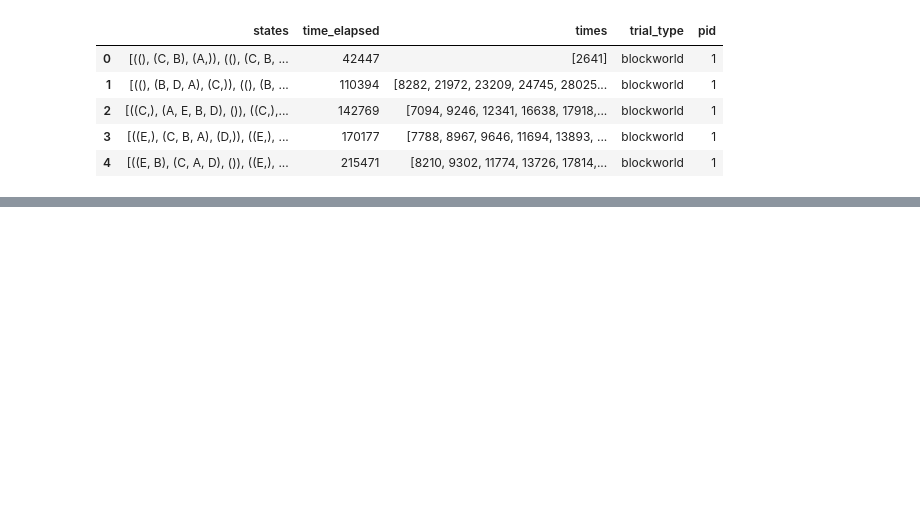
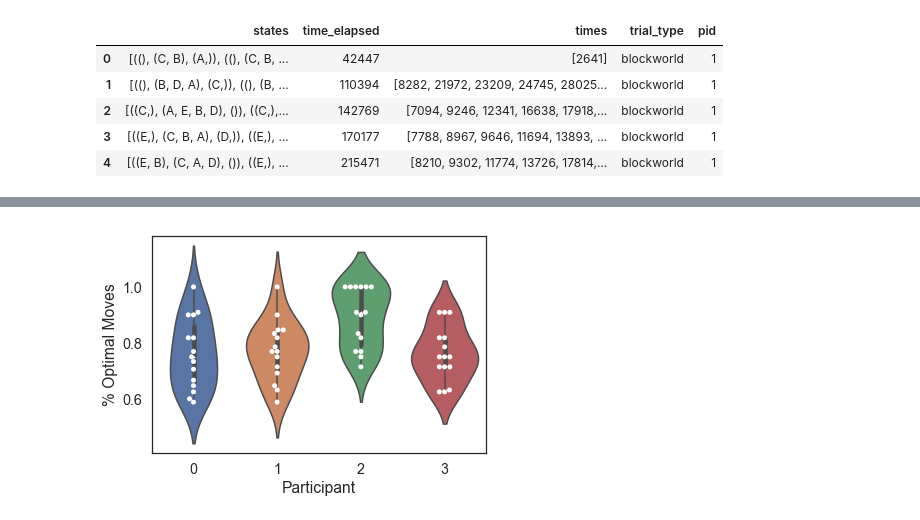
Before and after one commit to fredcallaway/multigoals, a Jupyter notebook: analysis/main.ipynb, the cells around one changed output, grey strips where cells are left out. Drawn from its saved outputs; the diff is of its cells as text; code cells hidden in the pictures; blank space fills up the shorter version.

```diff
--- a/analysis/main.ipynb
+++ b/analysis/main.ipynb
@@ -33,0 +176,27 @@ df.head()
+# %%
+def _compute_action(state, next_state):
+    '''
+    Determines action taken to go from blockworld state to next_state.
+    '''
+    greater = [
+        idx for idx, (col, next_col) in enumerate(zip(state, next_state))
+        if len(next_col) > len(col)
+    ]
+    smaller = [
+        idx for idx, (col, next_col) in enumerate(zip(state, next_state))
+        if len(next_col) < len(col)
+    ]
+    msg = f'_compute_action {state} {next_state}'
+    assert len(greater) == 1, msg
+    assert len(smaller) == 1, msg
+
+    source_idx = smaller[0]
+    destination_idx = greater[0]
+    moved_letter = next_state[destination_idx][-1]
+
+    assert state[source_idx][-1] == moved_letter, msg
+
+    return (moved_letter, destination_idx)
+
+assert _compute_action(((), ('A')), (('A'), ())) == ('A', 0)
+assert _compute_action(((), ('B', 'A')), (('A'), ('B'))) == ('A', 0)
@@ -33,0 +300,16 @@ df.head()
+# %%
+subject_df = pd.DataFrame([
+    dict(problem=problem, pid=pid, percent=percent_optimal_moves[problem, pid])
+    for problem, pid in np.ndindex(*percent_optimal_moves.shape)
+])
+
+f, ax = plt.subplots()
+sns.violinplot(x='pid', y='percent', data=subject_df, ax=ax)
+sns.swarmplot(x='pid', y='percent', data=subject_df, color='white', ax=ax)
+
+ax.set_ylabel('% Optimal Moves')
+ax.set_xlabel('Participant')
+
+None
+# %% [output]
+[figure, added]
```
Also changed, not shown: parts of 13 cells of this notebook, 2 other files.
